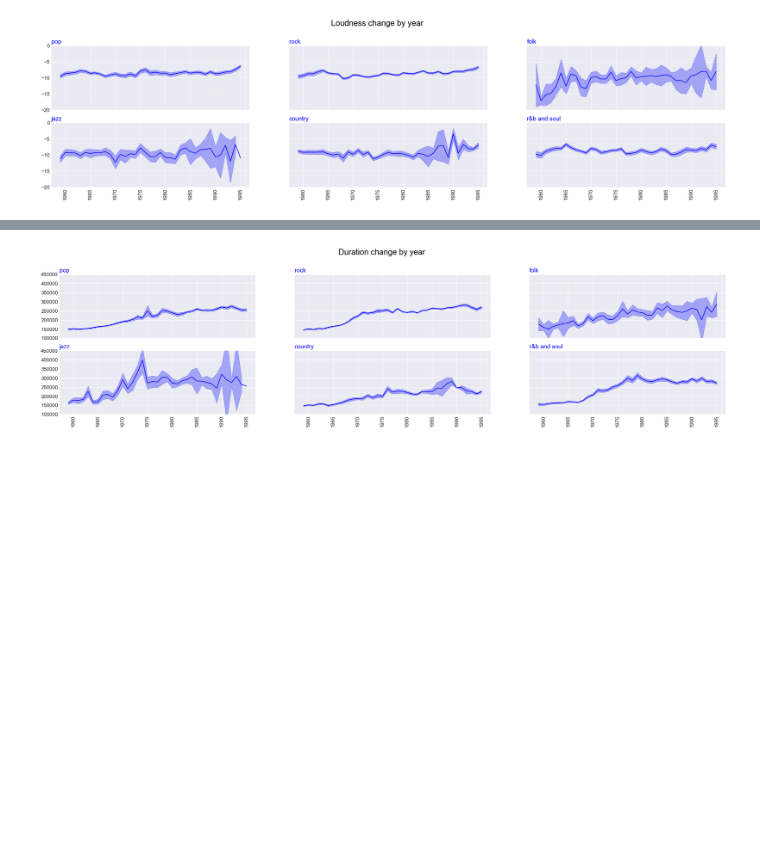
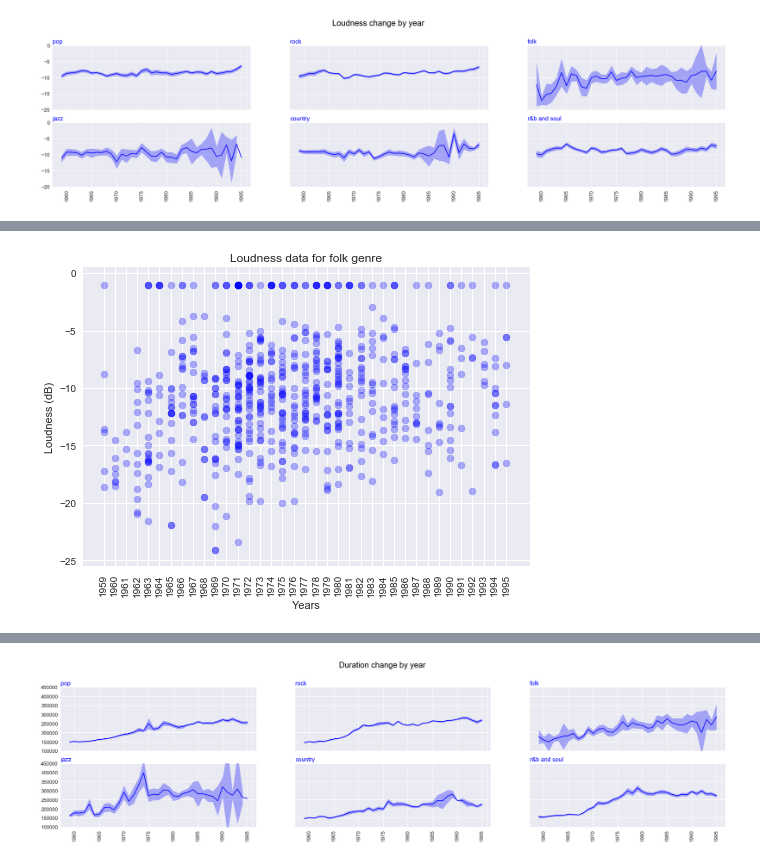
Before and after one commit to VBernasconi/digital_musicology, a Jupyter notebook: Exploratory_analysis_by_genre.ipynb, the cells around one changed output, grey strips where cells are left out. Cells and saved outputs as stored; diff of their text form; code cells hidden in the pictures; blank space fills up the shorter version.

```diff
--- a/Exploratory_analysis_by_genre.ipynb
+++ b/Exploratory_analysis_by_genre.ipynb
@@ -173,0 +188,4 @@ plot_by_genre(df_, 'Loudness', -20, 0, 'loudness_by_genre.png')
+# %%
+plot_scatter_plot(df_['year'], df_['folk'], 'Loudness data for folk genre', 'Loudness (dB)', 'loudness_folk.png')
+# %% [output]
+[figure, added]
```
Also changed, not shown: parts of 15 cells of this notebook.
